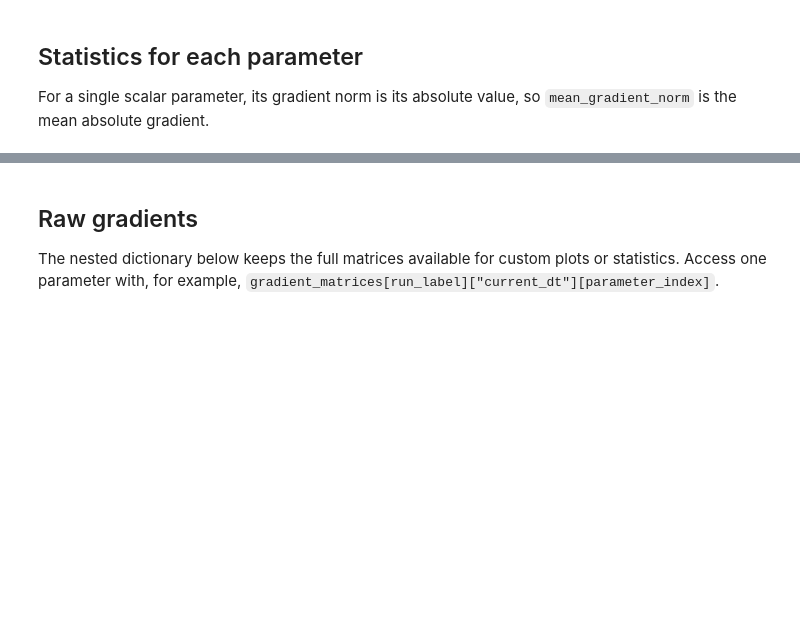
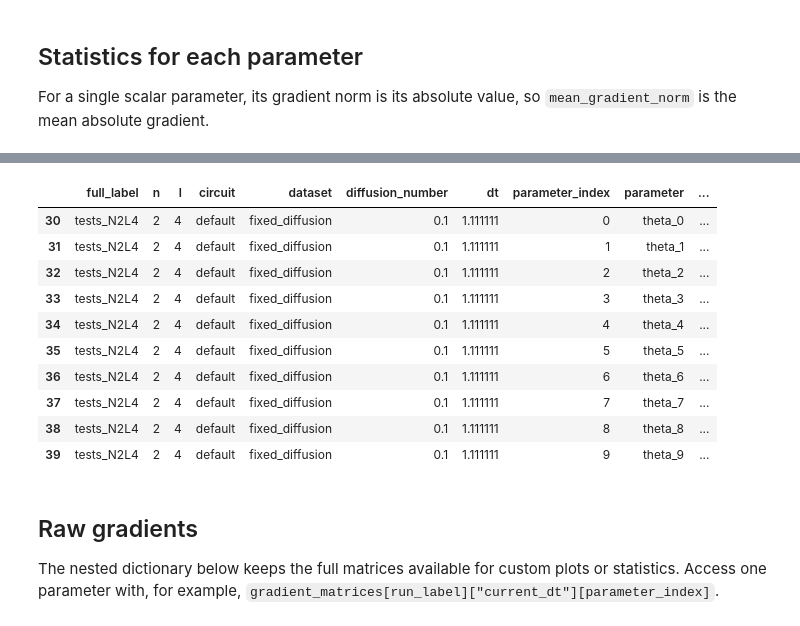
Before and after one commit to Joel-Kunk/VQCFD_quimb, a Jupyter notebook: analysis_variance.ipynb, the cells around one changed output, grey strips where cells are left out. Saved outputs shown, nothing was run; the diff lists cells and outputs as text; code cells hidden in the pictures; blank space fills up the shorter version.

```diff
--- a/analysis_variance.ipynb
+++ b/analysis_variance.ipynb
@@ -150,3 +196,17 @@ gradient_parameter_stats
+# %%
+gradient_parameter_stats[30:40]
+# %% [output]
+|  | full_label | n | l | circuit | dataset | diffusion_number | dt | parameter_index | parameter | ... |
+| 30 | tests_N2L4 | 2 | 4 | default | fixed_diffusion | 0.1 | 1.111111 | 0 | theta_0 | ... |
+| 31 | tests_N2L4 | 2 | 4 | default | fixed_diffusion | 0.1 | 1.111111 | 1 | theta_1 | ... |
+| 32 | tests_N2L4 | 2 | 4 | default | fixed_diffusion | 0.1 | 1.111111 | 2 | theta_2 | ... |
+| 33 | tests_N2L4 | 2 | 4 | default | fixed_diffusion | 0.1 | 1.111111 | 3 | theta_3 | ... |
+| 34 | tests_N2L4 | 2 | 4 | default | fixed_diffusion | 0.1 | 1.111111 | 4 | theta_4 | ... |
+| 35 | tests_N2L4 | 2 | 4 | default | fixed_diffusion | 0.1 | 1.111111 | 5 | theta_5 | ... |
+| 36 | tests_N2L4 | 2 | 4 | default | fixed_diffusion | 0.1 | 1.111111 | 6 | theta_6 | ... |
+| 37 | tests_N2L4 | 2 | 4 | default | fixed_diffusion | 0.1 | 1.111111 | 7 | theta_7 | ... |
+| 38 | tests_N2L4 | 2 | 4 | default | fixed_diffusion | 0.1 | 1.111111 | 8 | theta_8 | ... |
+| 39 | tests_N2L4 | 2 | 4 | default | fixed_diffusion | 0.1 | 1.111111 | 9 | theta_9 | ... |
 # %% [markdown]
 ## Raw gradients
 
```
Also changed, not shown: parts of 7 cells of this notebook, 3 other files.
